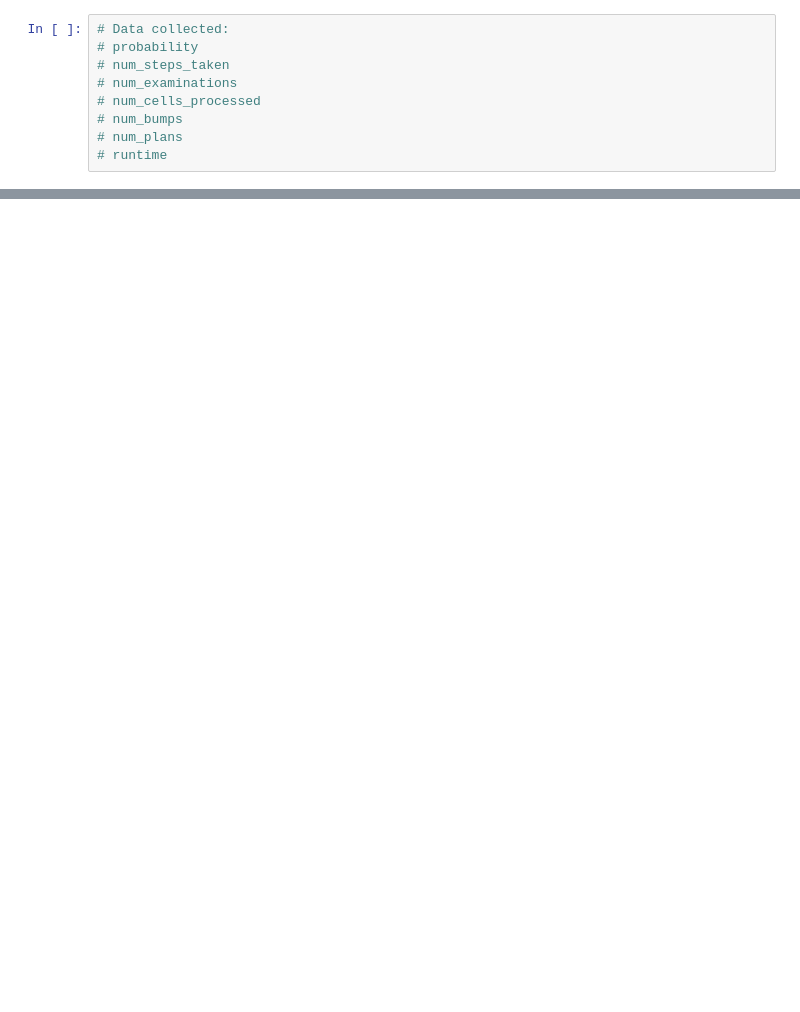
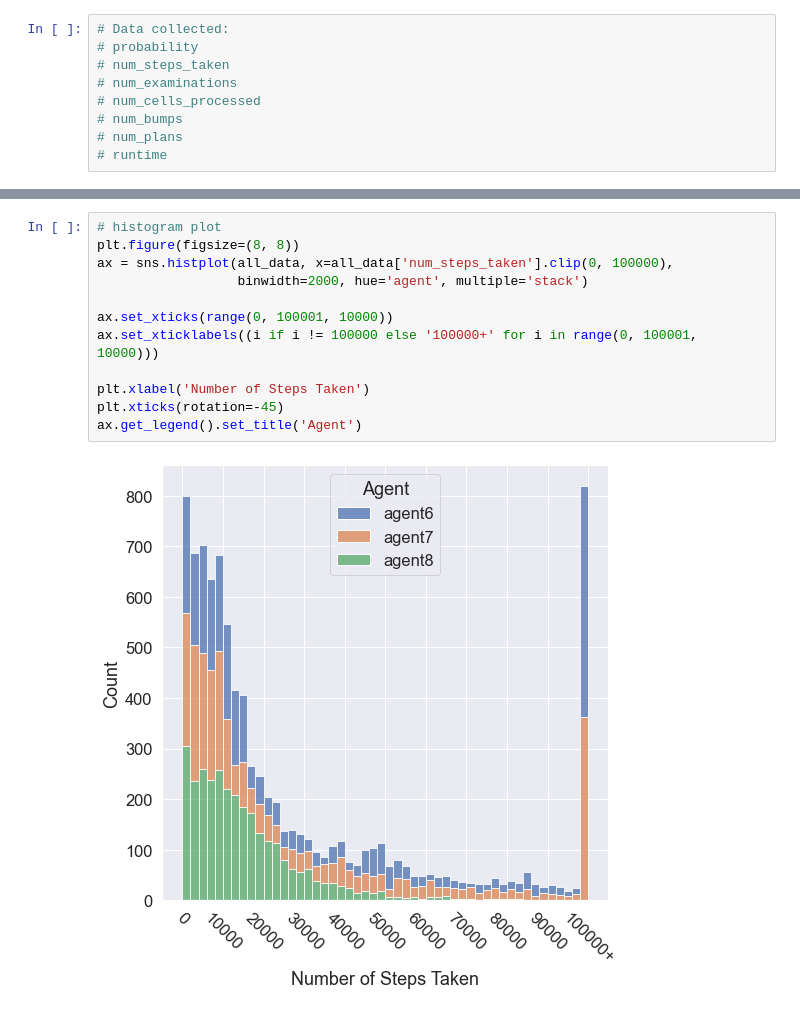
Before and after one commit to PietropaoloV/A-Search-520, a Jupyter notebook: data-analysis.ipynb, the cells around one changed output, grey strips where cells are left out. Cells and saved outputs as stored; diff of their text form; blank space fills up the shorter version.

```diff
--- a/data-analysis.ipynb
+++ b/data-analysis.ipynb
@@ -24 +65,15 @@ names = ['agent6', 'agent7', 'agent8']
+# %%
+# histogram plot
+plt.figure(figsize=(8, 8))
+ax = sns.histplot(all_data, x=all_data['num_steps_taken'].clip(0, 100000),
+                  binwidth=2000, hue='agent', multiple='stack')
+
+ax.set_xticks(range(0, 100001, 10000))
+ax.set_xticklabels((i if i != 100000 else '100000+' for i in range(0, 100001, 10000)))
+
+plt.xlabel('Number of Steps Taken')
+plt.xticks(rotation=-45)
+ax.get_legend().set_title('Agent')
+# %% [output]
+[figure, added]
 # %%
```
Also changed, not shown: parts of 36 cells of this notebook.
